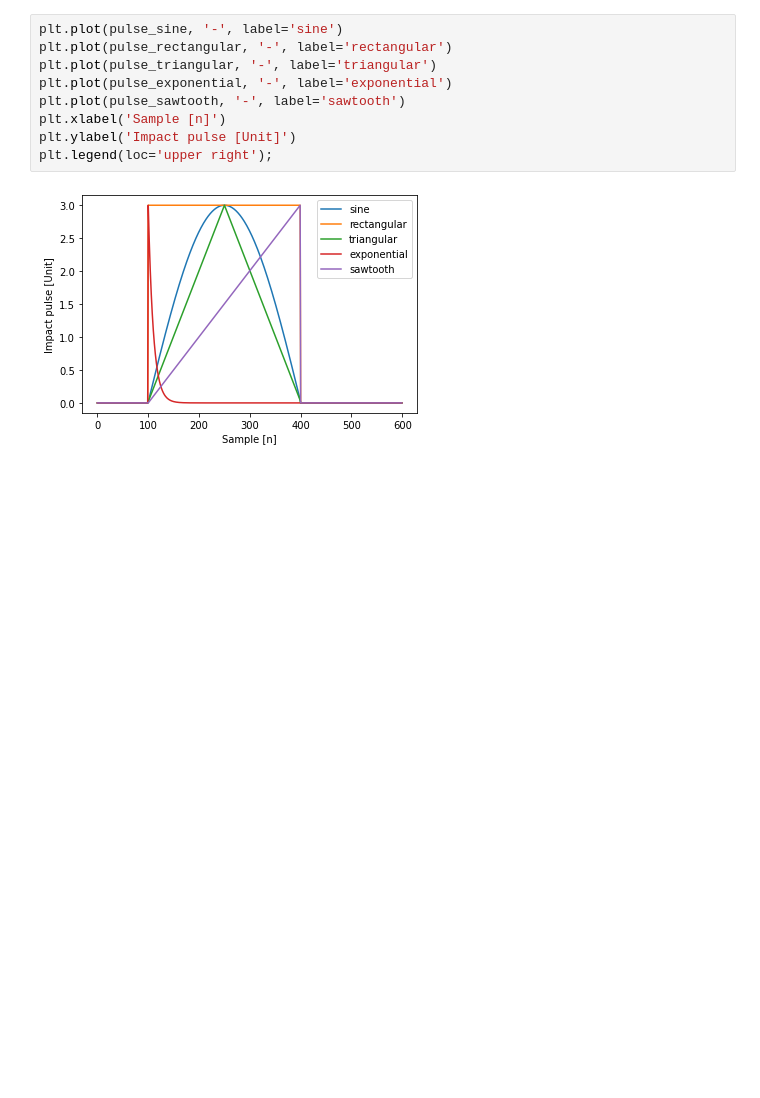
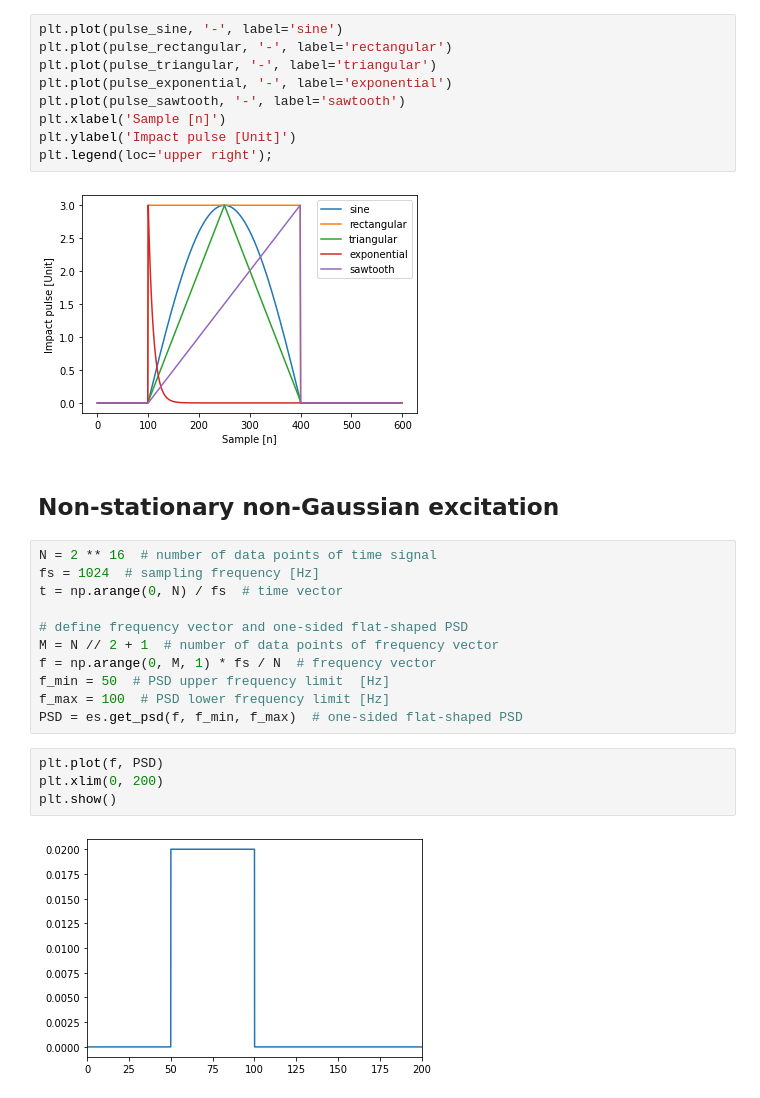
Before and after one commit to ladisk/pyExSi, a Jupyter notebook: Showcase.ipynb, the cells around one changed output. Cells and saved outputs as stored; diff of their text form; blank space fills up the shorter version.

```diff
--- a/Showcase.ipynb
+++ b/Showcase.ipynb
@@ -72,3 +72,22 @@ plt.ylabel('Impact pulse [Unit]')
 plt.legend(loc='upper right');
 # %% [output]
 [figure]
+# %% [markdown]
+## Non-stationary non-Gaussian excitation
+# %%
+N = 2 ** 16  # number of data points of time signal
+fs = 1024  # sampling frequency [Hz]
+t = np.arange(0, N) / fs  # time vector
+
+# define frequency vector and one-sided flat-shaped PSD
+M = N // 2 + 1  # number of data points of frequency vector
+f = np.arange(0, M, 1) * fs / N  # frequency vector
+f_min = 50  # PSD upper frequency limit  [Hz]
+f_max = 100  # PSD lower frequency limit [Hz]
+PSD = es.get_psd(f, f_min, f_max)  # one-sided flat-shaped PSD
+# %%
+plt.plot(f, PSD)
+plt.xlim(0, 200)
+plt.show()
+# %% [output]
+[figure, added]
```
Also changed, not shown: parts of 11 cells of this notebook, 1 other file.
